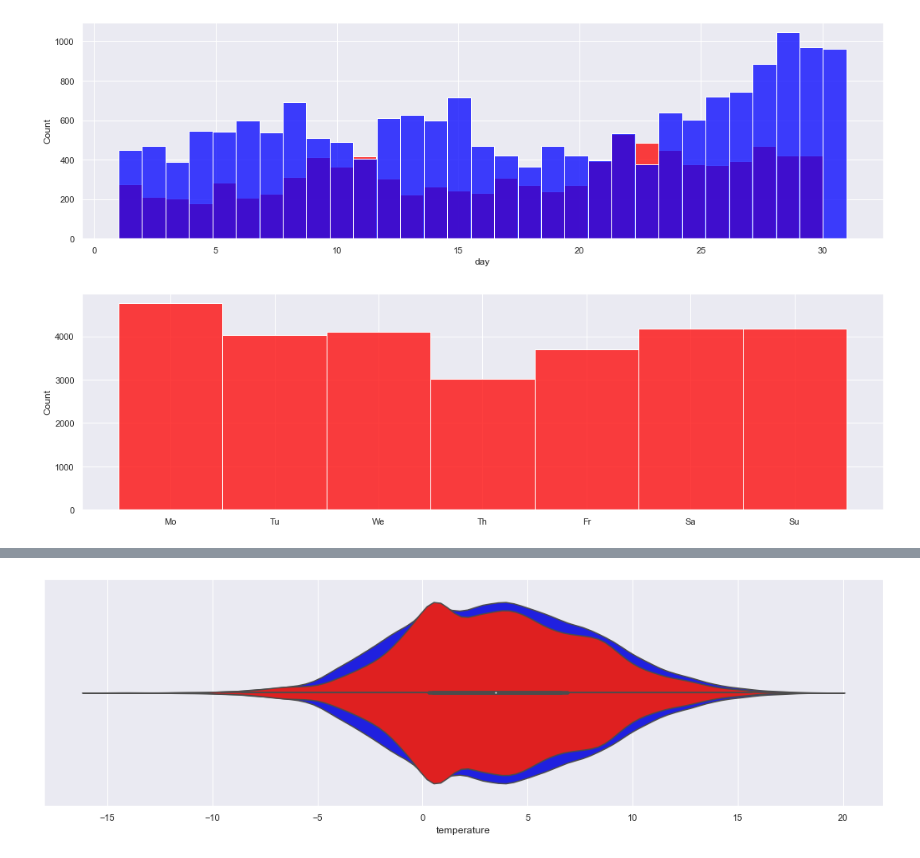
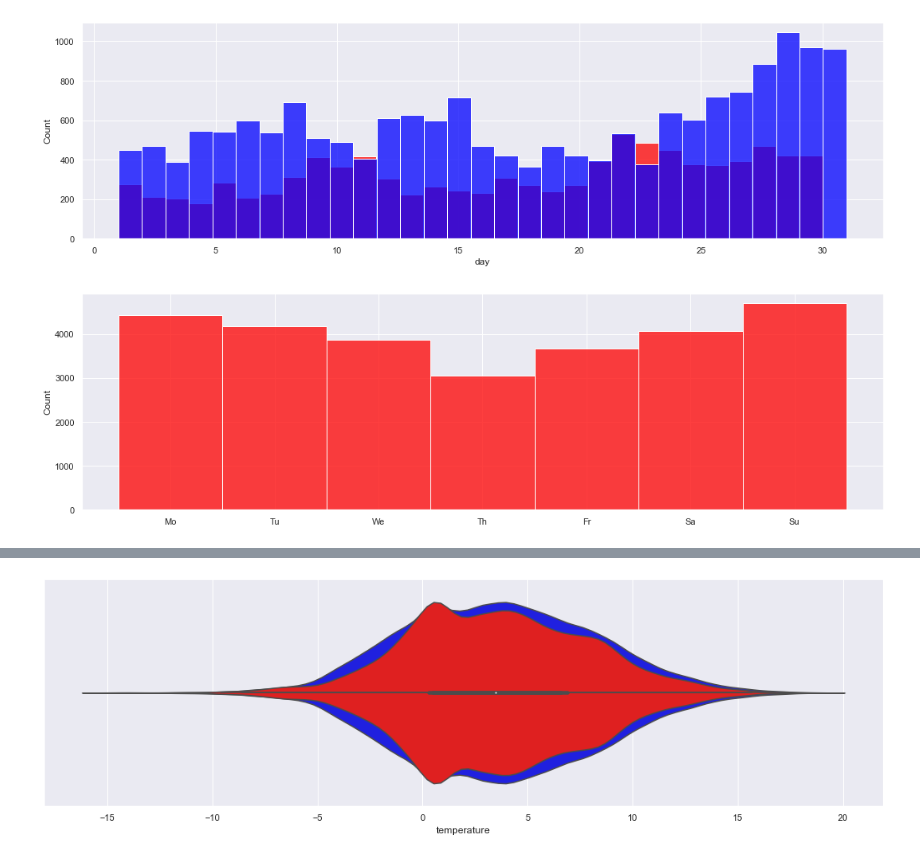
Before and after one commit to devix2/IntroToDS_FinalProject, a Jupyter notebook: DS_SocialPulse/notebooks/EDA.ipynb, the cells around one changed output, grey strips where cells are left out. Drawn from its saved outputs; the diff is of its cells as text; code cells hidden in the pictures.

```diff
--- a/DS_SocialPulse/notebooks/EDA.ipynb
+++ b/DS_SocialPulse/notebooks/EDA.ipynb
@@ -84,23 +84,20 @@ plt.show()
 # %%
 plt.figure(figsize = (18,5))
 
 
 temp=[]
 
+
 for i in df.iterrows():
-    temp.append( m_d.Wday(i[1]["month"], i[1]["day"]) )
-
+    if(True and i[1]["hours"]<3.9):  #Mettere false per avere split a mezzanotte
+        temp.append( m_d.Wday(i[1]["month"], i[1]["day"]-1) ) #Questo -1 è safe
+    else:
+        temp.append( m_d.Wday(i[1]["month"], i[1]["day"]) )
 order=["Mo", "Tu", "We", "Th", "Fr", "Sa", "Su"]
 temp=order+temp  #Utile per sortare
 #A far bene toglierei 1 da ogni bin ma è chiaro che non sia importante
 
 sns.histplot(data=temp, bins=30, color="#FF0000" )
 plt.show()
-
-#Questo è interessante: la gente twitta in maniera piuttosto costante MA
-    #all'inizio della settimana lavorativa twitta di più
-    #verso la fine della settimana lavorativa twitta di meno
-    #nel weekend il numero di tweet è leggermente maggiore della baseline, ma sotto al lunedì
-    #NOTA: SPLITTARE ALLE 3 DI NOTTE PROB DA' DATI PIù SENSATI
 # %% [output]
-[figure, old version]
+[figure, new version]
```
Also changed, not shown: parts of 5 cells of this notebook, 38 other files.
